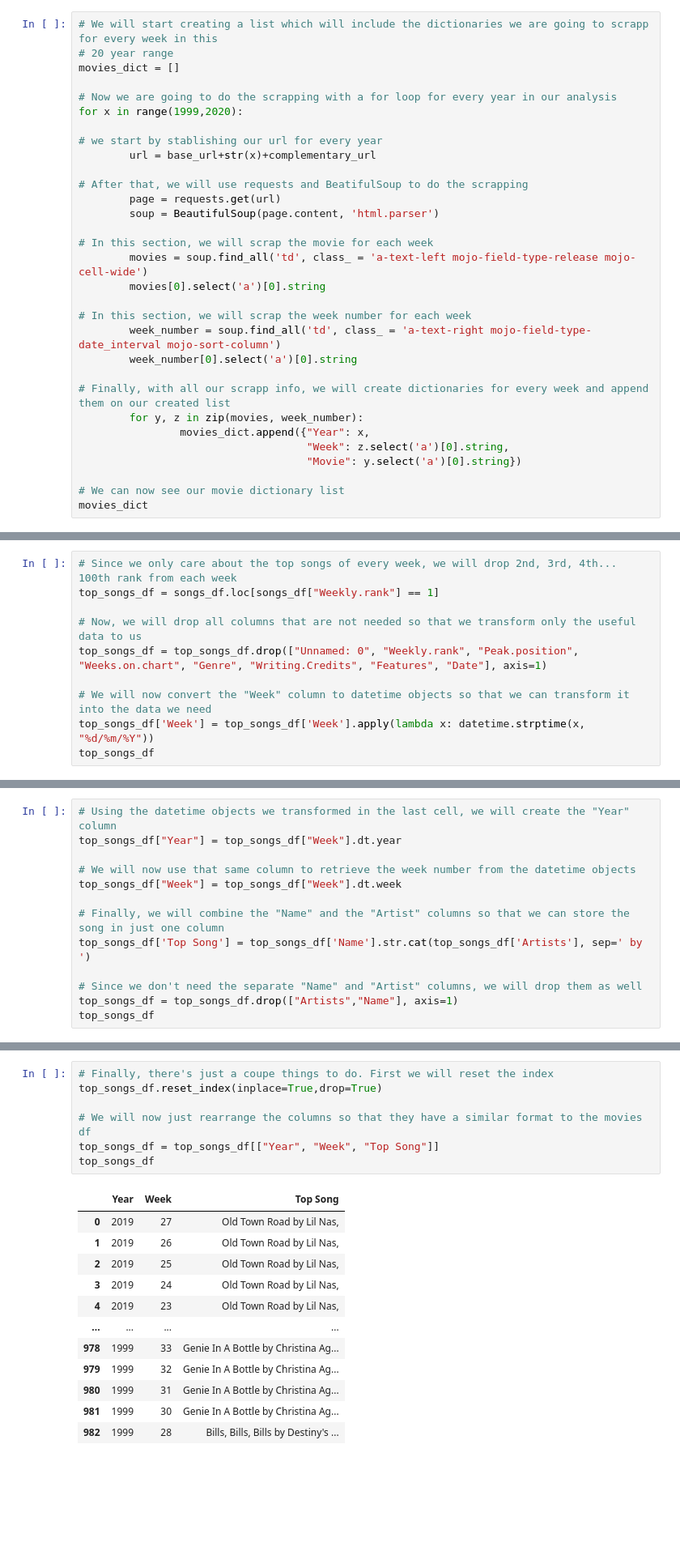
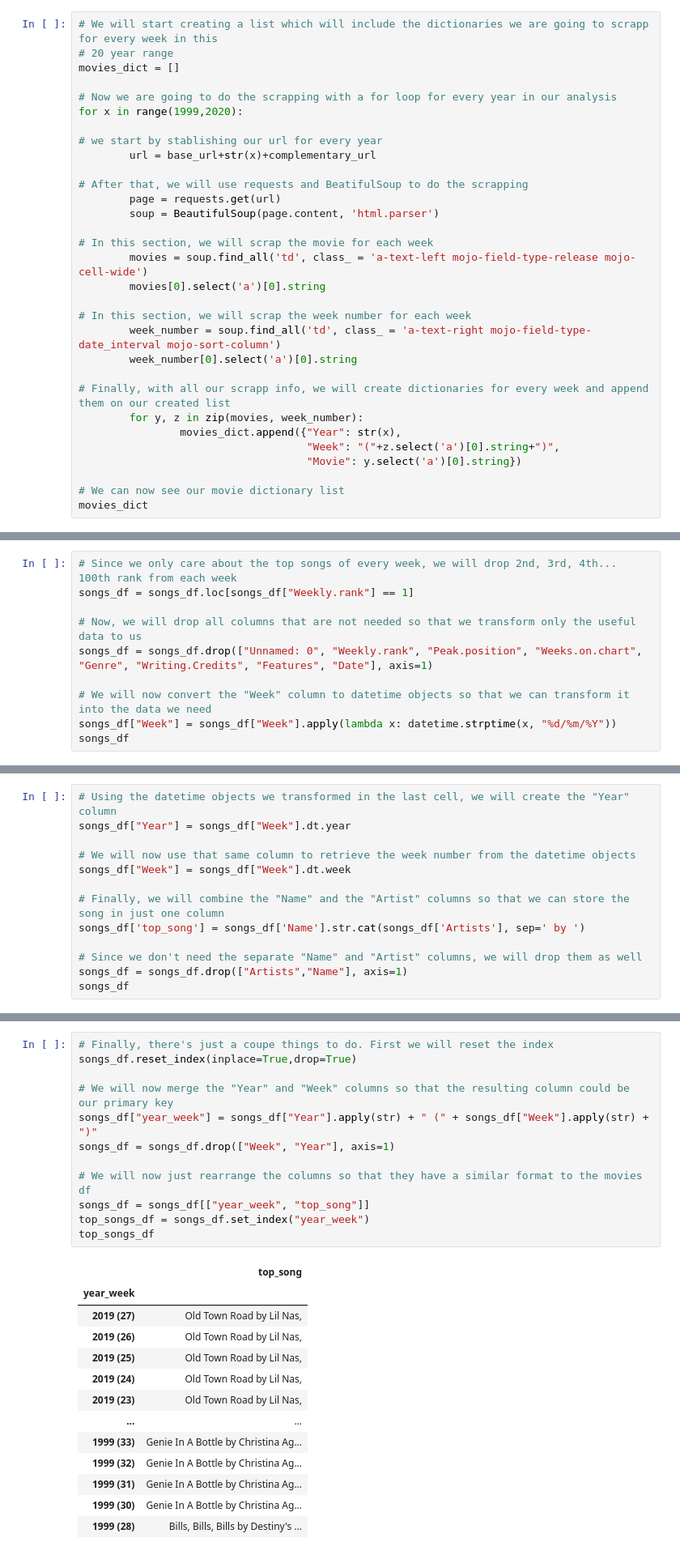
Before and after one commit to MauCFD/ETL-Entertainment-Trendings-by-Week, a Jupyter notebook: Entertainment Trendings by Week.ipynb, the cells around one changed output, grey strips where cells are left out. Shown at 81% size. Drawn from its saved outputs; the diff is of its cells as text; blank space fills up the shorter version.

```diff
--- a/Entertainment Trendings by Week.ipynb
+++ b/Entertainment Trendings by Week.ipynb
@@ -44,8 +45,8 @@ for x in range(1999,2020):
 
 # Finally, with all our scrapp info, we will create dictionaries for every week and append them on our created list
         for y, z in zip(movies, week_number):
-                movies_dict.append({"Year": x,
-                                    "Week": z.select('a')[0].string,
+                movies_dict.append({"Year": str(x),
+                                    "Week": "("+z.select('a')[0].string+")",
                                     "Movie": y.select('a')[0].string})
 
 # We can now see our movie dictionary list
@@ -123,14 +135,14 @@ songs_df.head()
 | 4 | 5 | Ed Sheeran, Justin Bieber | I Don't Care | 5 | 2.0 | 7.0 | 06/07/2019 | May 10, 2019 | Canada,UK,Dance,Dance-Pop,Pop | ... |
 # %%
 # Since we only care about the top songs of every week, we will drop 2nd, 3rd, 4th... 100th rank from each week
-top_songs_df = songs_df.loc[songs_df["Weekly.rank"] == 1]
+songs_df = songs_df.loc[songs_df["Weekly.rank"] == 1]
 
 # Now, we will drop all columns that are not needed so that we transform only the useful data to us
-top_songs_df = top_songs_df.drop(["Unnamed: 0", "Weekly.rank", "Peak.position", "Weeks.on.chart", "Genre", "Writing.Credits", "Features", "Date"], axis=1)
+songs_df = songs_df.drop(["Unnamed: 0", "Weekly.rank", "Peak.position", "Weeks.on.chart", "Genre", "Writing.Credits", "Features", "Date"], axis=1)
 
 # We will now convert the "Week" column to datetime objects so that we can transform it into the data we need
-top_songs_df['Week'] = top_songs_df['Week'].apply(lambda x: datetime.strptime(x, "%d/%m/%Y"))
-top_songs_df
+songs_df["Week"] = songs_df["Week"].apply(lambda x: datetime.strptime(x, "%d/%m/%Y"))
+songs_df
 # %% [output]
 |  | Artists | Name | Week |
 | 0 | Lil Nas, | Old Town Road | 2019-07-06 |
@@ -148,14 +160,14 @@ top_songs_df
 # %%
 # Using the datetime objects we transformed in the last cell, we will create the "Year" column
-top_songs_df["Year"] = top_songs_df["Week"].dt.year
+songs_df["Year"] = songs_df["Week"].dt.year
 
 # We will now use that same column to retrieve the week number from the datetime objects
-top_songs_df["Week"] = top_songs_df["Week"].dt.week
+songs_df["Week"] = songs_df["Week"].dt.week
 
 # Finally, we will combine the "Name" and the "Artist" columns so that we can store the song in just one column
-top_songs_df['Top Song'] = top_songs_df['Name'].str.cat(top_songs_df['Artists'], sep=' by ')
+songs_df['top_song'] = songs_df['Name'].str.cat(songs_df['Artists'], sep=' by ')
 
 # Since we don't need the separate "Name" and "Artist" columns, we will drop them as well
-top_songs_df = top_songs_df.drop(["Artists","Name"], axis=1)
-top_songs_df
+songs_df = songs_df.drop(["Artists","Name"], axis=1)
+songs_df
 # %% [output]
@@ -175,20 +187,26 @@ top_songs_df
 # %%
 # Finally, there's just a coupe things to do. First we will reset the index
-top_songs_df.reset_index(inplace=True,drop=True)
+songs_df.reset_index(inplace=True,drop=True)
+
+# We will now merge the "Year" and "Week" columns so that the resulting column could be our primary key
+songs_df["year_week"] = songs_df["Year"].apply(str) + " (" + songs_df["Week"].apply(str) + ")"
+songs_df = songs_df.drop(["Week", "Year"], axis=1)
 
 # We will now just rearrange the columns so that they have a similar format to the movies df
-top_songs_df = top_songs_df[["Year", "Week", "Top Song"]]
+songs_df = songs_df[["year_week", "top_song"]]
+top_songs_df = songs_df.set_index("year_week")
 top_songs_df
 # %% [output]
-|  | Year | Week | Top Song |
-| 0 | 2019 | 27 | Old Town Road by Lil Nas, |
-| 1 | 2019 | 26 | Old Town Road by Lil Nas, |
-| 2 | 2019 | 25 | Old Town Road by Lil Nas, |
-| 3 | 2019 | 24 | Old Town Road by Lil Nas, |
-| 4 | 2019 | 23 | Old Town Road by Lil Nas, |
-| ... | ... | ... | ... |
-| 978 | 1999 | 33 | Genie In A Bottle by Christina Ag... |
-| 979 | 1999 | 32 | Genie In A Bottle by Christina Ag... |
-| 980 | 1999 | 31 | Genie In A Bottle by Christina Ag... |
-| 981 | 1999 | 30 | Genie In A Bottle by Christina Ag... |
-| 982 | 1999 | 28 | Bills, Bills, Bills by Destiny's ... |
+|  | top_song |
+| year_week |  |
+| 2019 (27) | Old Town Road by Lil Nas, |
+| 2019 (26) | Old Town Road by Lil Nas, |
+| 2019 (25) | Old Town Road by Lil Nas, |
+| 2019 (24) | Old Town Road by Lil Nas, |
+| 2019 (23) | Old Town Road by Lil Nas, |
+| ... | ... |
+| 1999 (33) | Genie In A Bottle by Christina Ag... |
+| 1999 (32) | Genie In A Bottle by Christina Ag... |
+| 1999 (31) | Genie In A Bottle by Christina Ag... |
+| 1999 (30) | Genie In A Bottle by Christina Ag... |
+| 1999 (28) | Bills, Bills, Bills by Destiny's ... |
```
Also changed, not shown: parts of 17 cells of this notebook.
